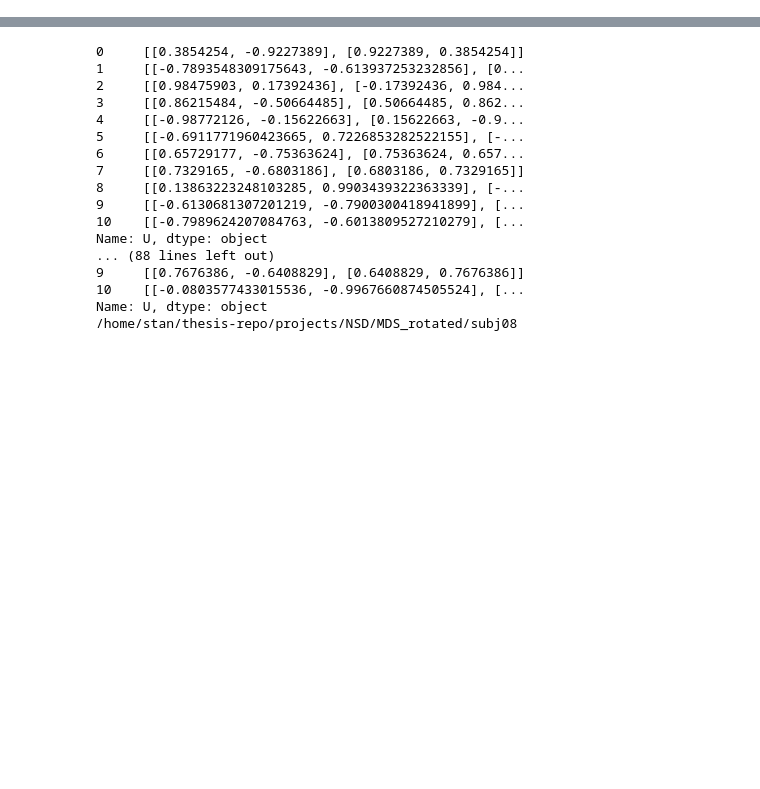
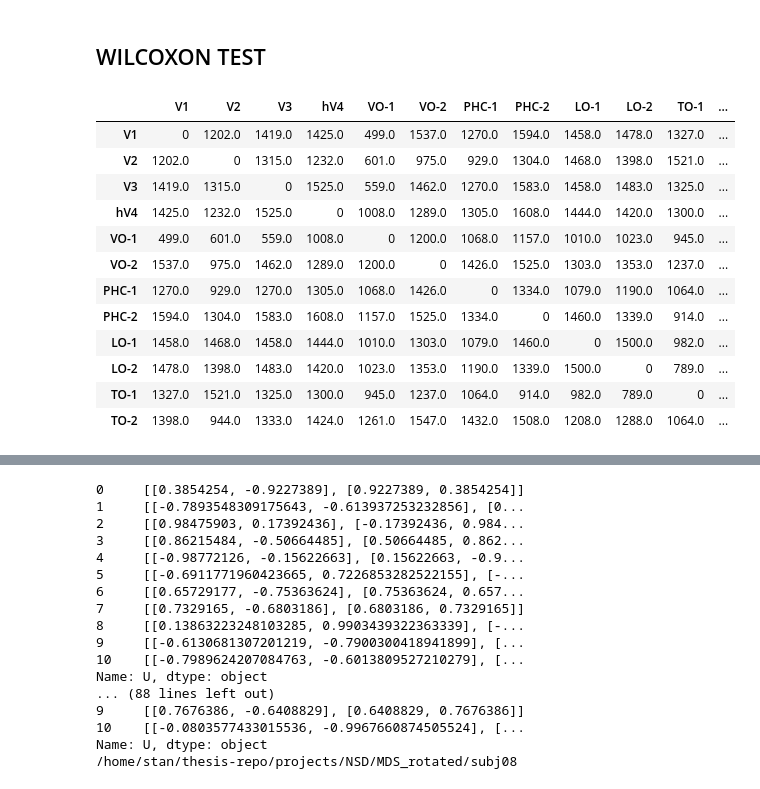
Before and after one commit to StanBgy/Thesis, a Jupyter notebook: src/flips.ipynb, the cells around one changed output, grey strips where cells are left out. Drawn from its saved outputs; the diff is of its cells as text; code cells hidden in the pictures; blank space fills up the shorter version.

```diff
--- a/src/flips.ipynb
+++ b/src/flips.ipynb
@@ -193,0 +38,3 @@ Name: distance, dtype: float64
+# %%
+subj_list = [sub[0] for sub in list(subjects_sessions.values())]
+rank_dict, rank_dict_values = get_rank_dict(subj_list, rois, random=random)
@@ -193,0 +137,19 @@ Name: distance, dtype: float64
+# %% [markdown]
+## WILCOXON TEST
+# %%
+T_values_df_W, p_values_df_W = wilcoxon_test(subj_list, rois)
+T_values_df_W
+# %% [output]
+|  | V1 | V2 | V3 | hV4 | VO-1 | VO-2 | PHC-1 | PHC-2 | LO-1 | LO-2 | TO-1 | ... |
+| V1 | 0 | 1202.0 | 1419.0 | 1425.0 | 499.0 | 1537.0 | 1270.0 | 1594.0 | 1458.0 | 1478.0 | 1327.0 | ... |
+| V2 | 1202.0 | 0 | 1315.0 | 1232.0 | 601.0 | 975.0 | 929.0 | 1304.0 | 1468.0 | 1398.0 | 1521.0 | ... |
+| V3 | 1419.0 | 1315.0 | 0 | 1525.0 | 559.0 | 1462.0 | 1270.0 | 1583.0 | 1458.0 | 1483.0 | 1325.0 | ... |
+| hV4 | 1425.0 | 1232.0 | 1525.0 | 0 | 1008.0 | 1289.0 | 1305.0 | 1608.0 | 1444.0 | 1420.0 | 1300.0 | ... |
+| VO-1 | 499.0 | 601.0 | 559.0 | 1008.0 | 0 | 1200.0 | 1068.0 | 1157.0 | 1010.0 | 1023.0 | 945.0 | ... |
+| VO-2 | 1537.0 | 975.0 | 1462.0 | 1289.0 | 1200.0 | 0 | 1426.0 | 1525.0 | 1303.0 | 1353.0 | 1237.0 | ... |
+| PHC-1 | 1270.0 | 929.0 | 1270.0 | 1305.0 | 1068.0 | 1426.0 | 0 | 1334.0 | 1079.0 | 1190.0 | 1064.0 | ... |
+| PHC-2 | 1594.0 | 1304.0 | 1583.0 | 1608.0 | 1157.0 | 1525.0 | 1334.0 | 0 | 1460.0 | 1339.0 | 914.0 | ... |
+| LO-1 | 1458.0 | 1468.0 | 1458.0 | 1444.0 | 1010.0 | 1303.0 | 1079.0 | 1460.0 | 0 | 1500.0 | 982.0 | ... |
+| LO-2 | 1478.0 | 1398.0 | 1483.0 | 1420.0 | 1023.0 | 1353.0 | 1190.0 | 1339.0 | 1500.0 | 0 | 789.0 | ... |
+| TO-1 | 1327.0 | 1521.0 | 1325.0 | 1300.0 | 945.0 | 1237.0 | 1064.0 | 914.0 | 982.0 | 789.0 | 0 | ... |
+| TO-2 | 1398.0 | 944.0 | 1333.0 | 1424.0 | 1261.0 | 1547.0 | 1432.0 | 1508.0 | 1208.0 | 1288.0 | 1064.0 | ... |
```
Also changed, not shown: parts of 28 cells of this notebook, 30 other files.
